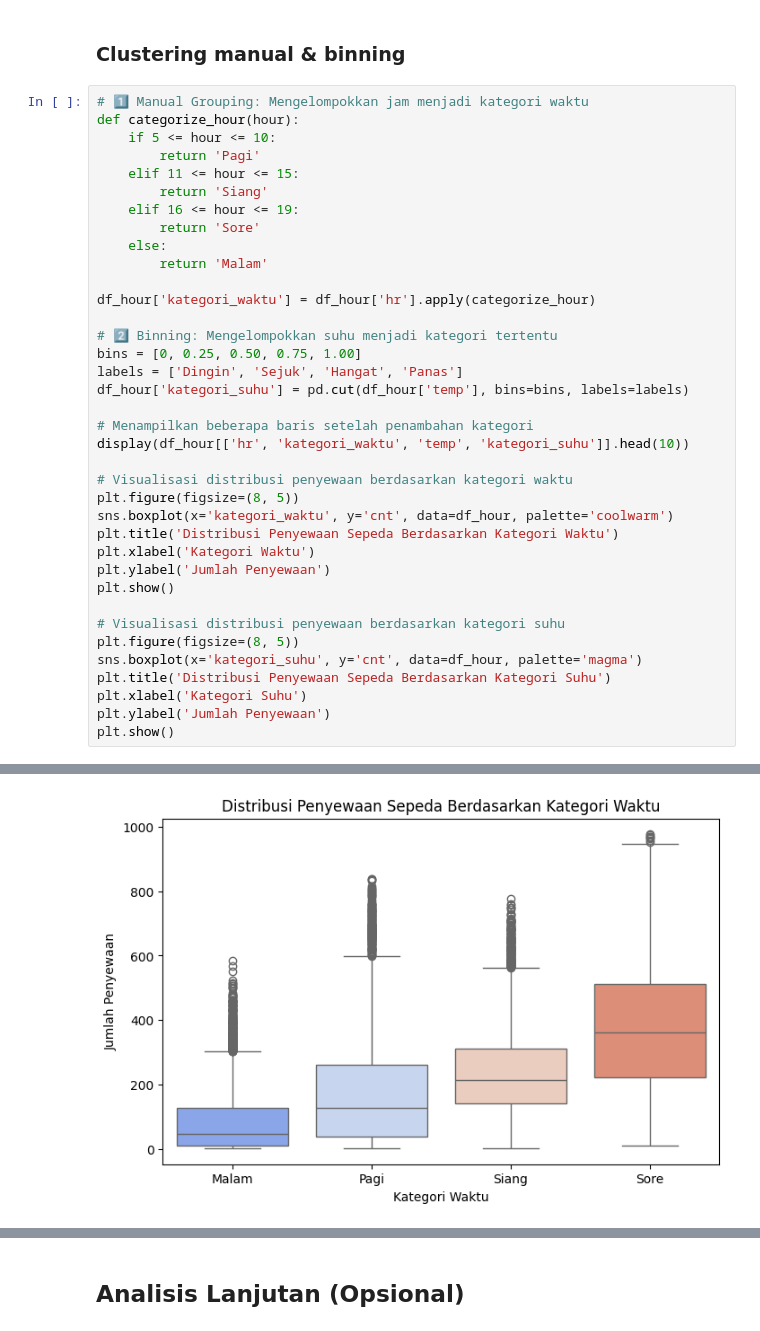
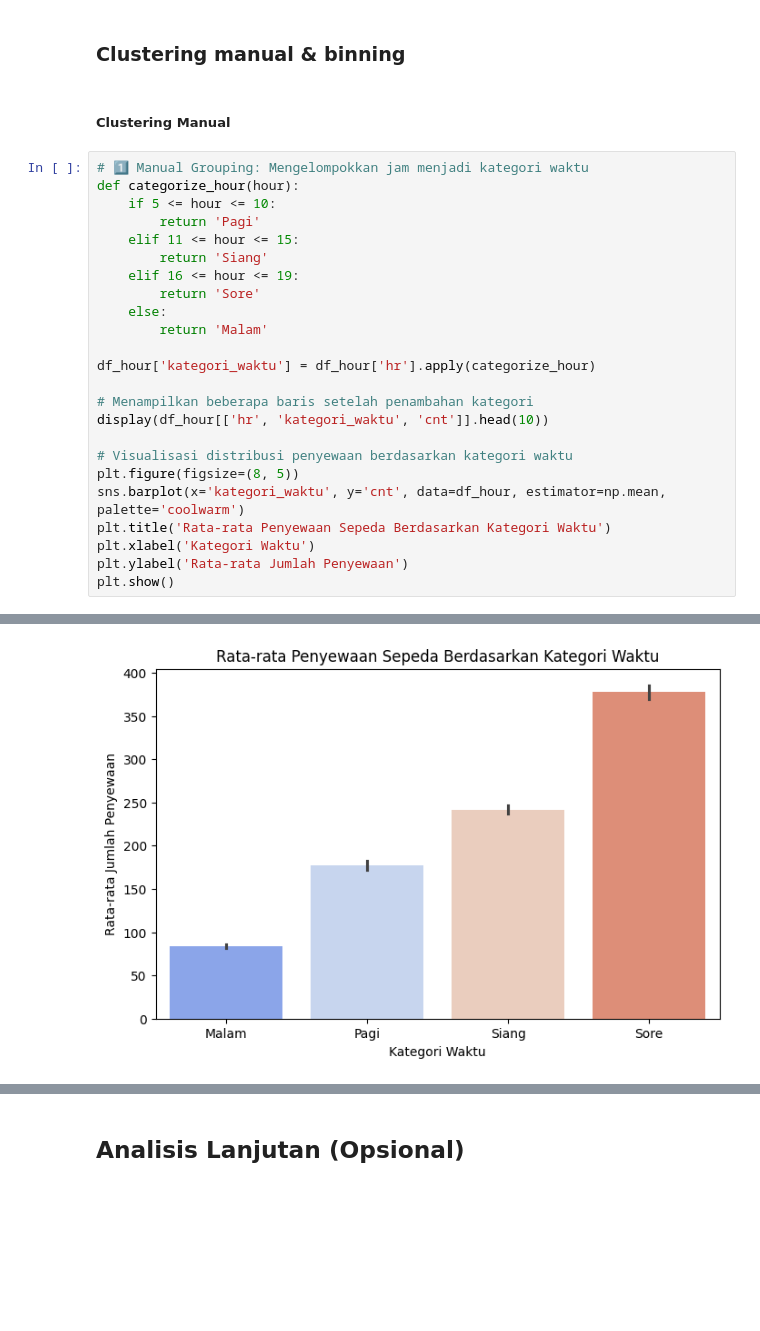
Before and after one commit to SanzDSP/bike-sharing-dashboard-streamlit, a Jupyter notebook: notebook.ipynb, the cells around one changed output, grey strips where cells are left out. Cells and saved outputs as stored; diff of their text form; blank space fills up the shorter version.

```diff
--- a/notebook.ipynb
+++ b/notebook.ipynb
@@ -566,5 +699,7 @@ The `ci` parameter is deprecated. Use `errorbar=None` for the same effect.
 # %% [markdown]
 ### Clustering manual & binning
+# %% [markdown]
+##### Clustering Manual
 # %%
 # 1️⃣ Manual Grouping: Mengelompokkan jam menjadi kategori waktu
 def categorize_hour(hour):
@@ -579,27 +714,14 @@ def categorize_hour(hour):
 
 df_hour['kategori_waktu'] = df_hour['hr'].apply(categorize_hour)
 
-# 2️⃣ Binning: Mengelompokkan suhu menjadi kategori tertentu
-bins = [0, 0.25, 0.50, 0.75, 1.00]
-labels = ['Dingin', 'Sejuk', 'Hangat', 'Panas']
-df_hour['kategori_suhu'] = pd.cut(df_hour['temp'], bins=bins, labels=labels)
-
 # Menampilkan beberapa baris setelah penambahan kategori
-display(df_hour[['hr', 'kategori_waktu', 'temp', 'kategori_suhu']].head(10))
+display(df_hour[['hr', 'kategori_waktu', 'cnt']].head(10))
 
 # Visualisasi distribusi penyewaan berdasarkan kategori waktu
 plt.figure(figsize=(8, 5))
-sns.boxplot(x='kategori_waktu', y='cnt', data=df_hour, palette='coolwarm')
-plt.title('Distribusi Penyewaan Sepeda Berdasarkan Kategori Waktu')
+sns.barplot(x='kategori_waktu', y='cnt', data=df_hour, estimator=np.mean, palette='coolwarm')
+plt.title('Rata-rata Penyewaan Sepeda Berdasarkan Kategori Waktu')
 plt.xlabel('Kategori Waktu')
-plt.ylabel('Jumlah Penyewaan')
+plt.ylabel('Rata-rata Jumlah Penyewaan')
 plt.show()
-
-# Visualisasi distribusi penyewaan berdasarkan kategori suhu
-plt.figure(figsize=(8, 5))
-sns.boxplot(x='kategori_suhu', y='cnt', data=df_hour, palette='magma')
-plt.title('Distribusi Penyewaan Sepeda Berdasarkan Kategori Suhu')
-plt.xlabel('Kategori Suhu')
-plt.ylabel('Jumlah Penyewaan')
-plt.show()
 # %% [output]
@@ -620 +742 @@ Passing `palette` without assigning `hue` is deprecated and will be removed in v
-[figure, old version]
+[figure, new version]
```
Also changed, not shown: parts of 81 cells of this notebook.
